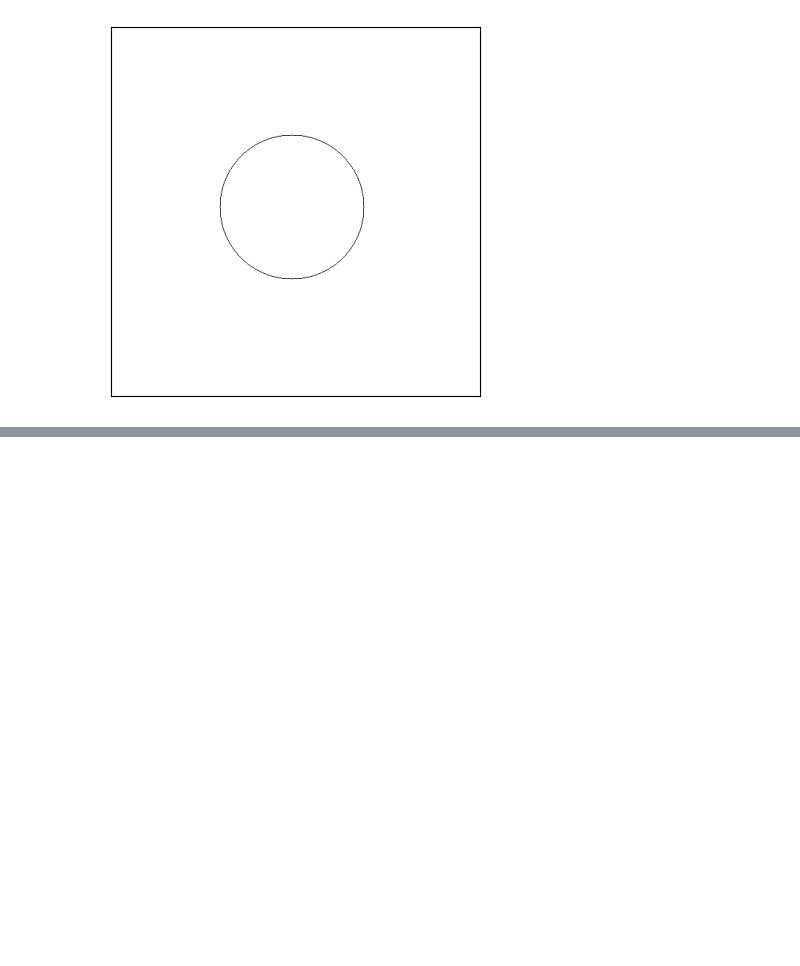
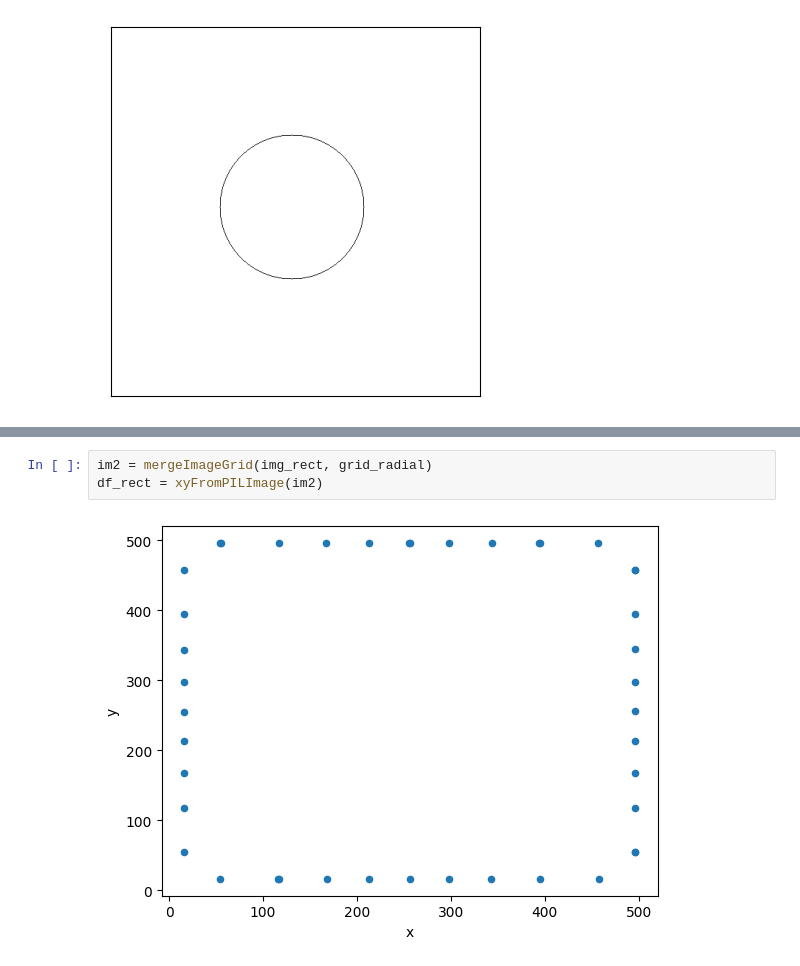
Before and after one commit to Hafiidz/ROS, a Jupyter notebook: codes/coordinate.ipynb, the cells around one changed output, grey strips where cells are left out. Drawn from its saved outputs; the diff is of its cells as text; blank space fills up the shorter version.

```diff
--- a/codes/coordinate.ipynb
+++ b/codes/coordinate.ipynb
@@ -123,0 +131,5 @@ df_circle = xyFromPILImage(im)
+# %%
+im2 = mergeImageGrid(img_rect, grid_radial)
+df_rect = xyFromPILImage(im2)
+# %% [output]
+[figure, added]
```
Also changed, not shown: parts of 7 cells of this notebook.
